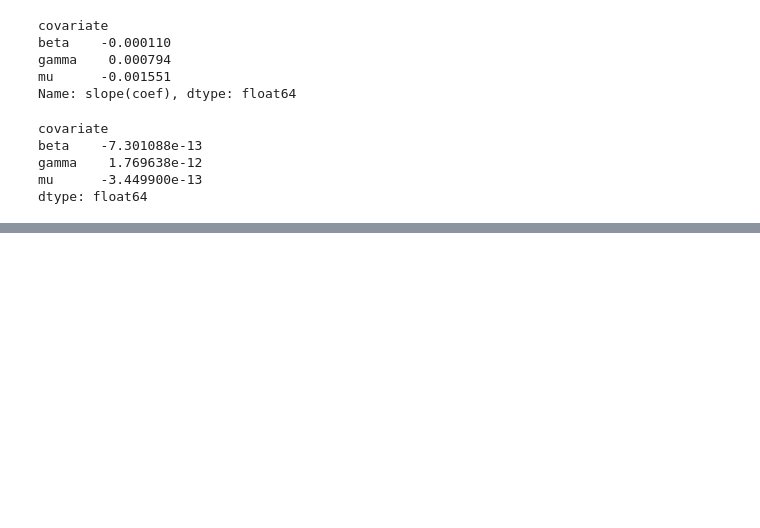
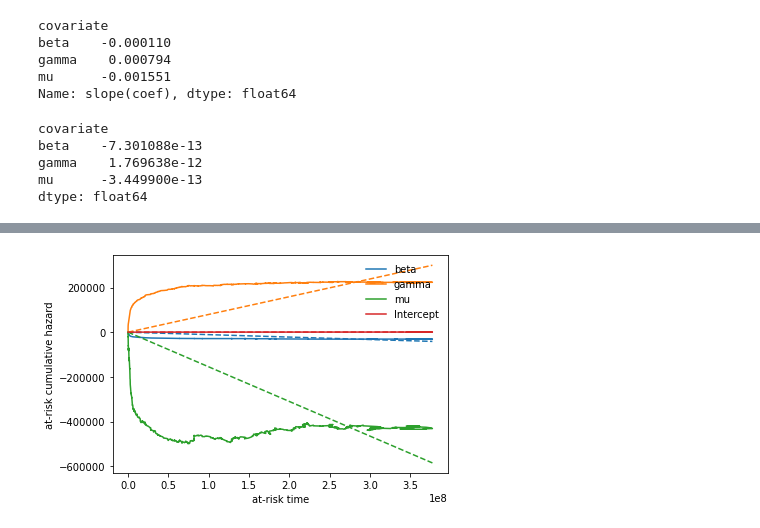
Before and after one commit to janmedlock/sensitivity_analysis, a Jupyter notebook: persistence.ipynb, the cells around one changed output, grey strips where cells are left out. Drawn from its saved outputs; the diff is of its cells as text; code cells hidden in the pictures; blank space fills up the shorter version.

```diff
--- a/persistence.ipynb
+++ b/persistence.ipynb
@@ -187,0 +265,16 @@ dtype: float64
+# %%
+# Plot of the slope calculation.
+T = at_risk * t
+# Add points at T[0] with Y=0.
+T_ = numpy.hstack((T[0], T))
+Y_ = pandas.concat((pandas.DataFrame(0., index=Y.index[[0]], columns=Y.columns), Y))
+lines = pyplot.plot(T_, Y_)
+colors = [l.get_color() for l in lines]
+T = numpy.sort(T)
+for (b, c) in zip(beta, colors):
+    pyplot.plot(T, b * T, color=c, linestyle='dashed')
+pyplot.xlabel('at-risk time')
+pyplot.ylabel('at-risk cumulative hazard')
+_ = pyplot.legend(beta.index)
+# %% [output]
+[figure, added]
```
Also changed, not shown: parts of 7 cells of this notebook.
